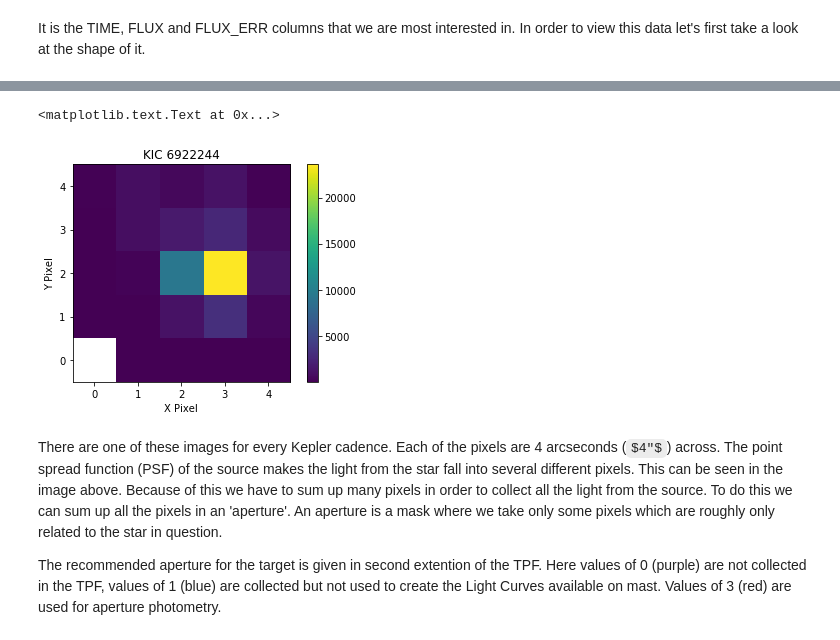
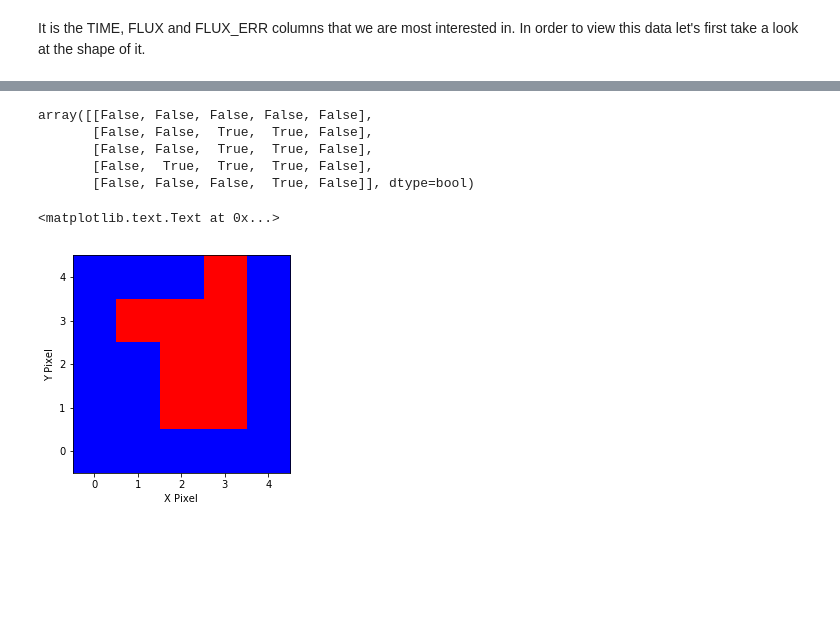
Before and after one commit to christinahedges/k2torials, a Jupyter notebook: notebooks/01.02-Investigating-Target-Pixel-Files.ipynb, the cells around one changed output, grey strips where cells are left out. Drawn from its saved outputs; the diff is of its cells as text; code cells hidden in the pictures; some formulas as TeX source; blank space fills up the shorter version.

```diff
--- a/notebooks/01.02-Investigating-Target-Pixel-Files.ipynb
+++ b/notebooks/01.02-Investigating-Target-Pixel-Files.ipynb
@@ -12,3 +12,3 @@ From MAST we have obtained a target pixel file. Using *astropy* or *fitsio* we c
 # %%
-from astropy.io import fits
-h = fits.open('data/kplr006922244-2010078095331_lpd-targ.fits.gz')
+from pyke import targetpixelfile as tpf
+h = tpf.KeplerTargetPixelFile('data/kplr006922244-2010078095331_lpd-targ.fits.gz','kepler-pipeline')
@@ -66,15 +77,15 @@ The FLUX data is a 4397x5x5 array. The first axis is the 'time' axis, and the im
+# %%
+h.aperture_mask
+# %% [output]
+array([[False, False, False, False, False],
+       [False, False,  True,  True, False],
+       [False, False,  True,  True, False],
+       [False,  True,  True,  True, False],
+       [False, False, False,  True, False]], dtype=bool)
 # %%
-import matplotlib.pyplot as plt
-%matplotlib inline
-plt.imshow(h[1].data['FLUX'][0],origin='bottom')
+plt.imshow(h.aperture_mask,cmap=plt.get_cmap('bwr'),origin='bottom')
 plt.xlabel('X Pixel')
 plt.ylabel('Y Pixel')
-plt.colorbar()
-plt.title('KIC 6922244')
 # %% [output]
 <matplotlib.text.Text at 0x...>
-[figure, old version]
+[figure, new version]
-# %% [markdown]
-There are one of these images for every Kepler cadence. Each of the pixels are 4 arcseconds ($4"$) across. The point spread function (PSF) of the source makes the light from the star fall into several different pixels. This can be seen in the image above. Because of this we have to sum up many pixels in order to collect all the light from the source. To do this we can sum up all the pixels in an 'aperture'. An aperture is a mask where we take only some pixels which are roughly only related to the star in question.
-
-The recommended aperture for the target is given in second extention of the TPF. Here values of 0 (purple) are not collected in the TPF, values of 1 (blue) are collected but not used to create the Light Curves available on mast. Values of 3 (red) are used for aperture photometry.
```
Also changed, not shown: parts of 18 cells of this notebook, 38 other files.
